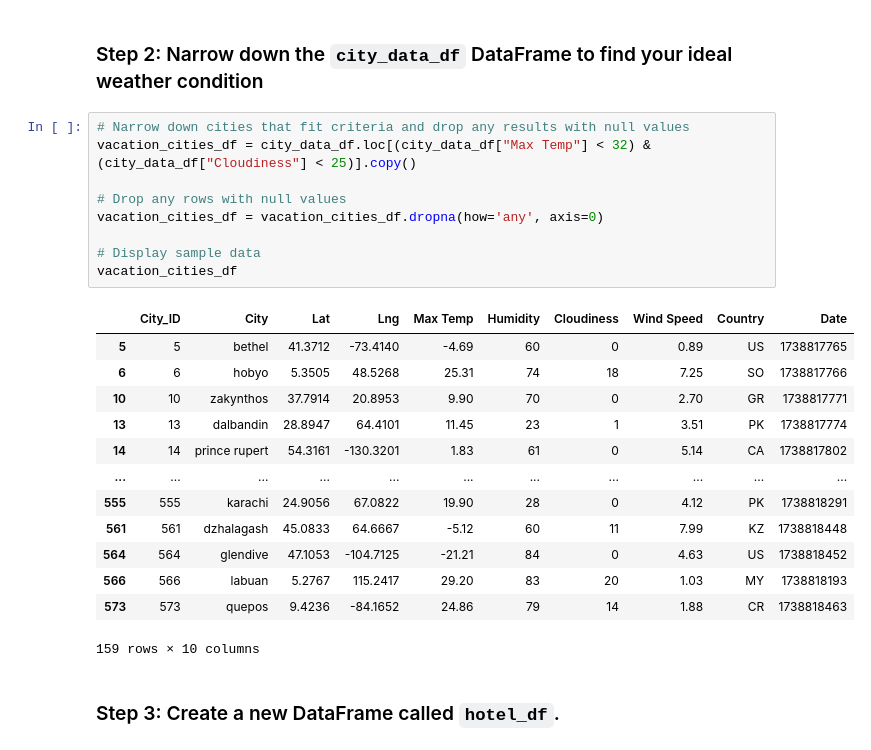
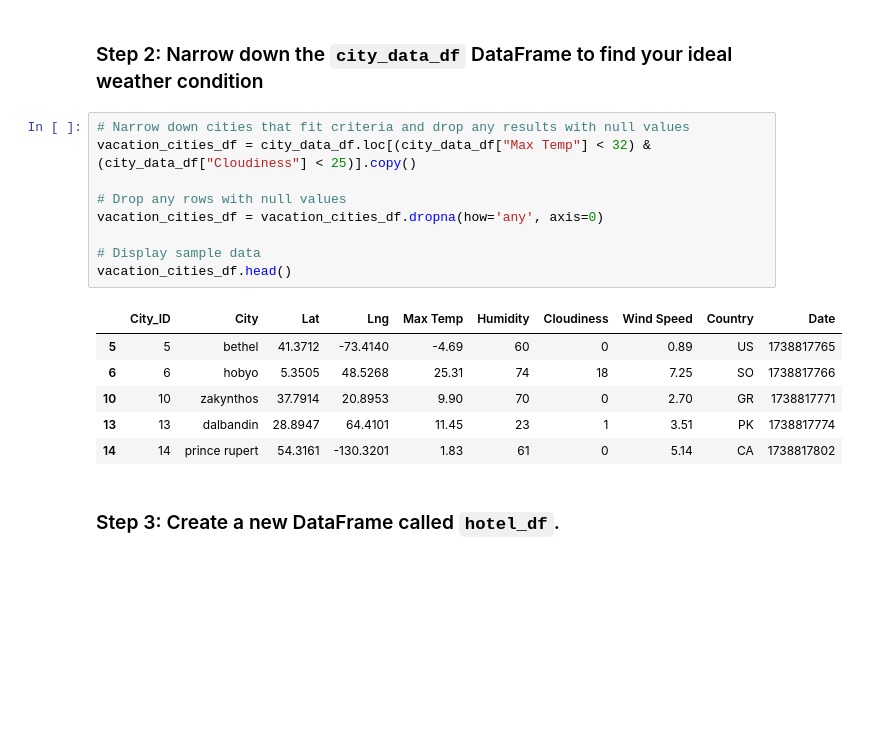
Before and after one commit to eliu14/python-api-challenge, a Jupyter notebook: VacationPy/VacationPy.ipynb, the cells around one changed output. Saved outputs shown, nothing was run; the diff lists cells and outputs as text; blank space fills up the shorter version.

```diff
--- a/VacationPy/VacationPy.ipynb
+++ b/VacationPy/VacationPy.ipynb
@@ -58,26 +58,19 @@ map_plot_1
 # %%
 # Narrow down cities that fit criteria and drop any results with null values
 vacation_cities_df = city_data_df.loc[(city_data_df["Max Temp"] < 32) & (city_data_df["Cloudiness"] < 25)].copy()
 
 # Drop any rows with null values
 vacation_cities_df = vacation_cities_df.dropna(how='any', axis=0)
 
 # Display sample data
-vacation_cities_df
+vacation_cities_df.head()
 # %% [output]
 |  | City_ID | City | Lat | Lng | Max Temp | Humidity | Cloudiness | Wind Speed | Country | Date |
 | 5 | 5 | bethel | 41.3712 | -73.4140 | -4.69 | 60 | 0 | 0.89 | US | 1738817765 |
 | 6 | 6 | hobyo | 5.3505 | 48.5268 | 25.31 | 74 | 18 | 7.25 | SO | 1738817766 |
 | 10 | 10 | zakynthos | 37.7914 | 20.8953 | 9.90 | 70 | 0 | 2.70 | GR | 1738817771 |
 | 13 | 13 | dalbandin | 28.8947 | 64.4101 | 11.45 | 23 | 1 | 3.51 | PK | 1738817774 |
 | 14 | 14 | prince rupert | 54.3161 | -130.3201 | 1.83 | 61 | 0 | 5.14 | CA | 1738817802 |
-| ... | ... | ... | ... | ... | ... | ... | ... | ... | ... | ... |
-| 555 | 555 | karachi | 24.9056 | 67.0822 | 19.90 | 28 | 0 | 4.12 | PK | 1738818291 |
-| 561 | 561 | dzhalagash | 45.0833 | 64.6667 | -5.12 | 60 | 11 | 7.99 | KZ | 1738818448 |
-| 564 | 564 | glendive | 47.1053 | -104.7125 | -21.21 | 84 | 0 | 4.63 | US | 1738818452 |
-| 566 | 566 | labuan | 5.2767 | 115.2417 | 29.20 | 83 | 20 | 1.03 | MY | 1738818193 |
-| 573 | 573 | quepos | 9.4236 | -84.1652 | 24.86 | 79 | 14 | 1.88 | CR | 1738818463 |
-159 rows × 10 columns
 # %% [markdown]
 ### Step 3: Create a new DataFrame called `hotel_df`.
 # %%
```
Also changed, not shown: 1 other file.
